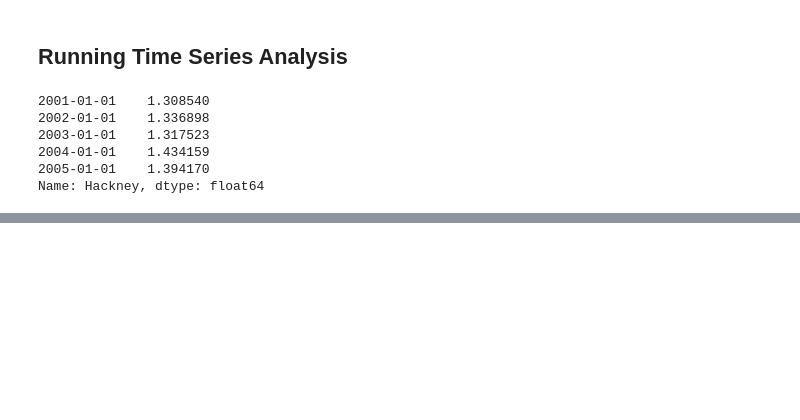
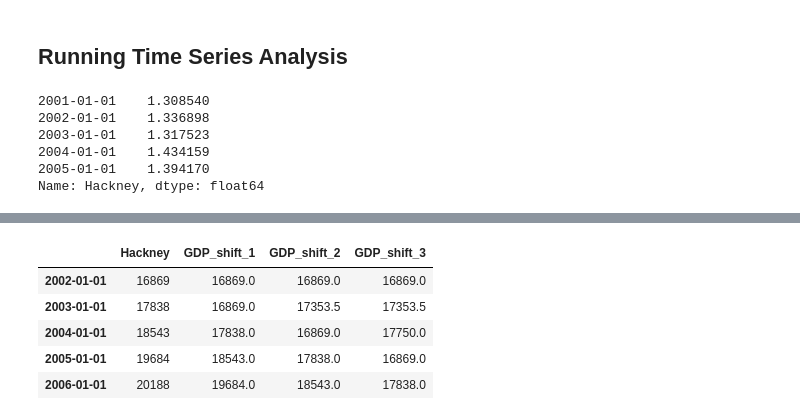
Before and after one commit to Ad1thya-R/data-food-drink, a Jupyter notebook: notebooks/RQ2-TS-Restaurants.ipynb, the cells around one changed output, grey strips where cells are left out. Cells and saved outputs as stored; diff of their text form; code cells hidden in the pictures; blank space fills up the shorter version.

```diff
--- a/notebooks/RQ2-TS-Restaurants.ipynb
+++ b/notebooks/RQ2-TS-Restaurants.ipynb
@@ -153,2 +184,20 @@ plt.show()
+# %%
+# fill NaNs with the average of other values in row
+first_row_mean = exog.iloc[0, :].mean()
+second_row_mean = exog.iloc[1, :].mean()
+third_row_mean = exog.iloc[2, :].mean()
+
+exog.iloc[0, :] = exog.iloc[0, :].fillna(first_row_mean)
+exog.iloc[1, :] = exog.iloc[1, :].fillna(second_row_mean)
+exog.iloc[2, :] = exog.iloc[2, :].fillna(third_row_mean)
+
+exog.head()
+# %% [output]
+|  | Hackney | GDP_shift_1 | GDP_shift_2 | GDP_shift_3 |
+| 2002-01-01 | 16869 | 16869.0 | 16869.0 | 16869.0 |
+| 2003-01-01 | 17838 | 16869.0 | 17353.5 | 17353.5 |
+| 2004-01-01 | 18543 | 17838.0 | 16869.0 | 17750.0 |
+| 2005-01-01 | 19684 | 18543.0 | 17838.0 | 16869.0 |
+| 2006-01-01 | 20188 | 19684.0 | 18543.0 | 17838.0 |
 # %%
 # We look at the original TS, 1st and 2nd difference to check stationarity
```
Also changed, not shown: parts of 8 cells of this notebook, 1 other file.
